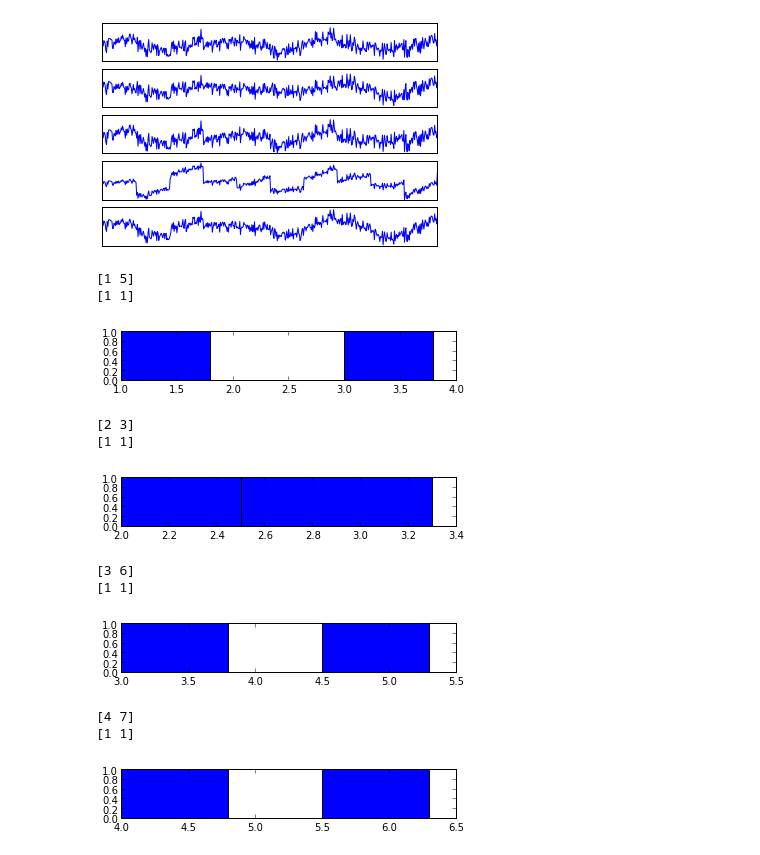
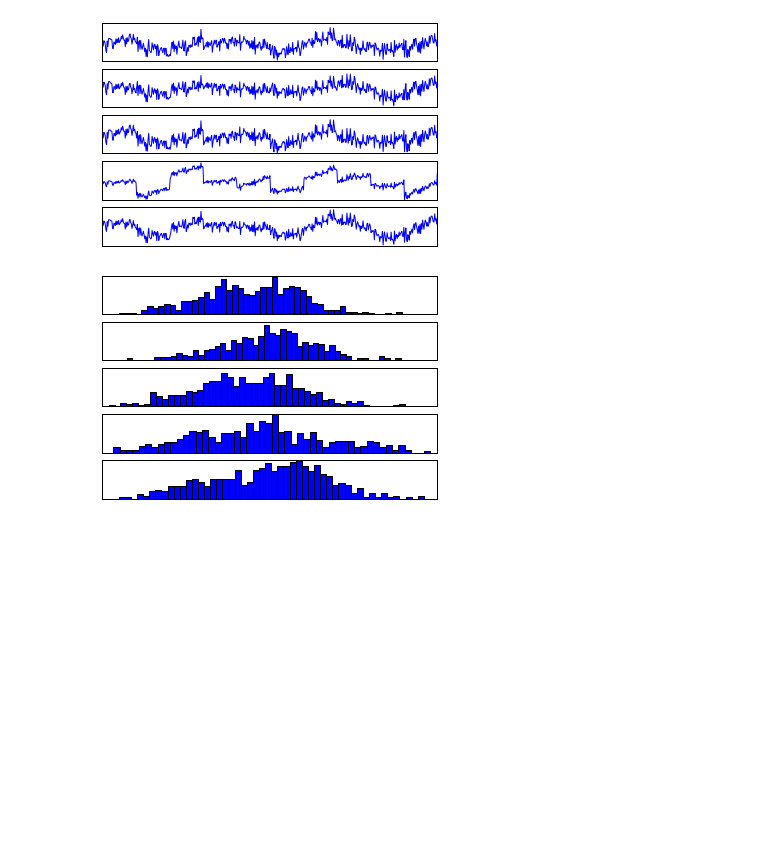
Before and after one commit to stablum/mlpm, a Jupyter notebook: testn.ipynb, the cells around one changed output. Cells and saved outputs as stored; diff of their text form; code cells hidden in the pictures; blank space fills up the shorter version.

Commit message:
update testn histogram

```diff
--- a/testn.ipynb
+++ b/testn.ipynb
@@ -141,28 +141,29 @@ plot_signals( X)
 # %% [output]
 [figure]
 # %%
-def plot_histograms(X):
+# prints a histogram for each row of X
+def plot_histograms(X, nrBins=10,noLabels=False):
     nrRows = X.shape[0]
+    nrColumns = X.shape[1]
+    if nrBins > nrColumns:
+        raise Exception("nr bins > nr columns of matrix X")
     figure()
     for i in range(nrRows):
-        print X[i,:]
-        hist, bin_edges = histogram(X[i,:],2)
-        print hist
+        #print X[i,:]
+        hist, bin_edges = histogram(X[i,:],nrBins)
+        #print hist
+        #print bin_edges
+        lowest = bin_edges[:1][0]
+        highest =  bin_edges[-1:][0]
+        interval = (highest-lowest)/float(nrBins)
+        #print interval
         ax = plt.subplot(nrRows, 1, i + 1)
-        bar(bin_edges[:-1],hist)
-        show()
+        bar(bin_edges[:-1],hist, width=interval)
+        if noLabels:
+            ax.set_xticks([])
+            ax.set_yticks([])
 
-plot_histograms(B)
+
+plot_histograms(X,nrBins=50,noLabels=True)
 # %% [output]
-[1 5]
-[1 1]
-[figure, old version]
+[figure, new version]
-[2 3]
-[1 1]
-[figure, removed]
-[3 6]
-[1 1]
-[figure, removed]
-[4 7]
-[1 1]
-[figure, removed]
```
